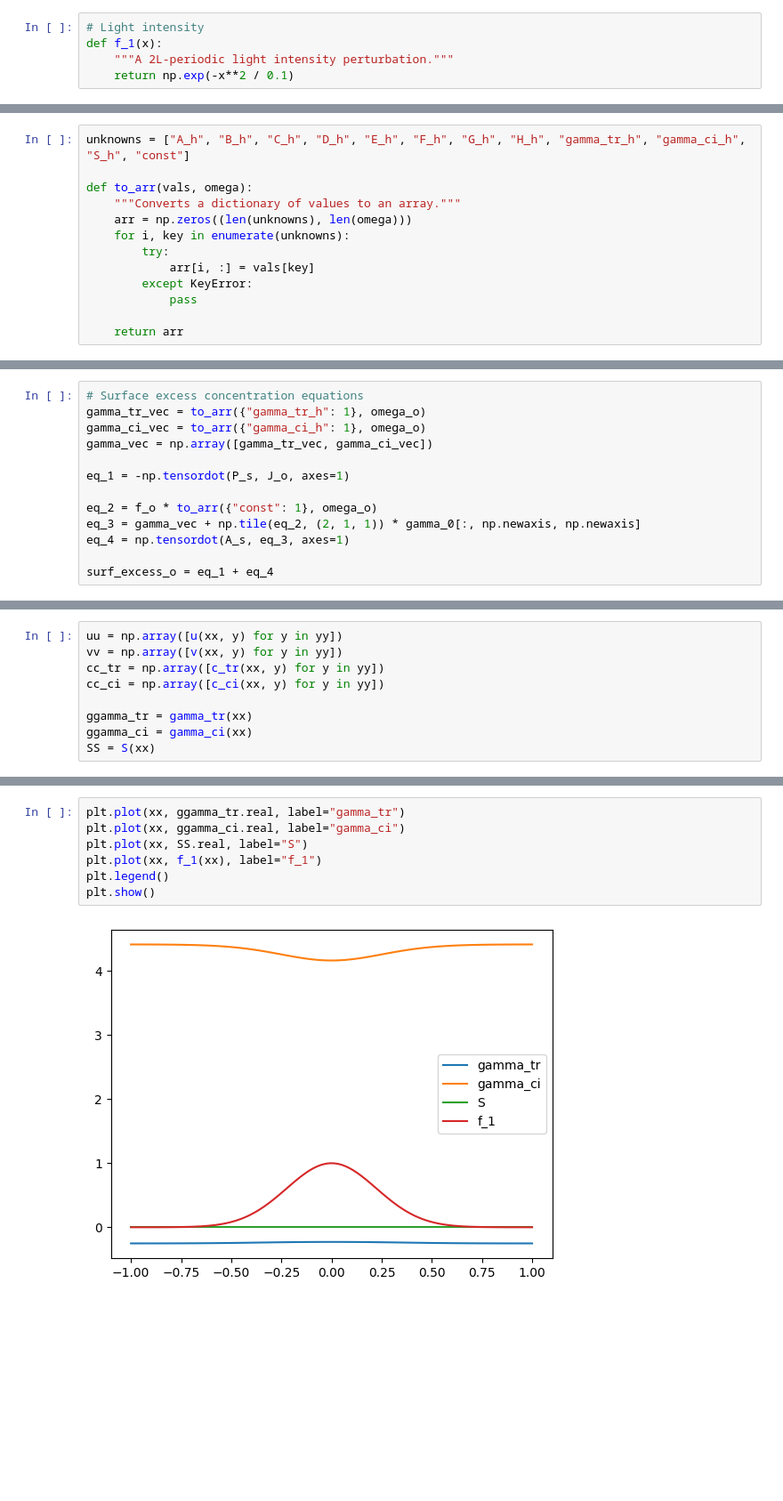
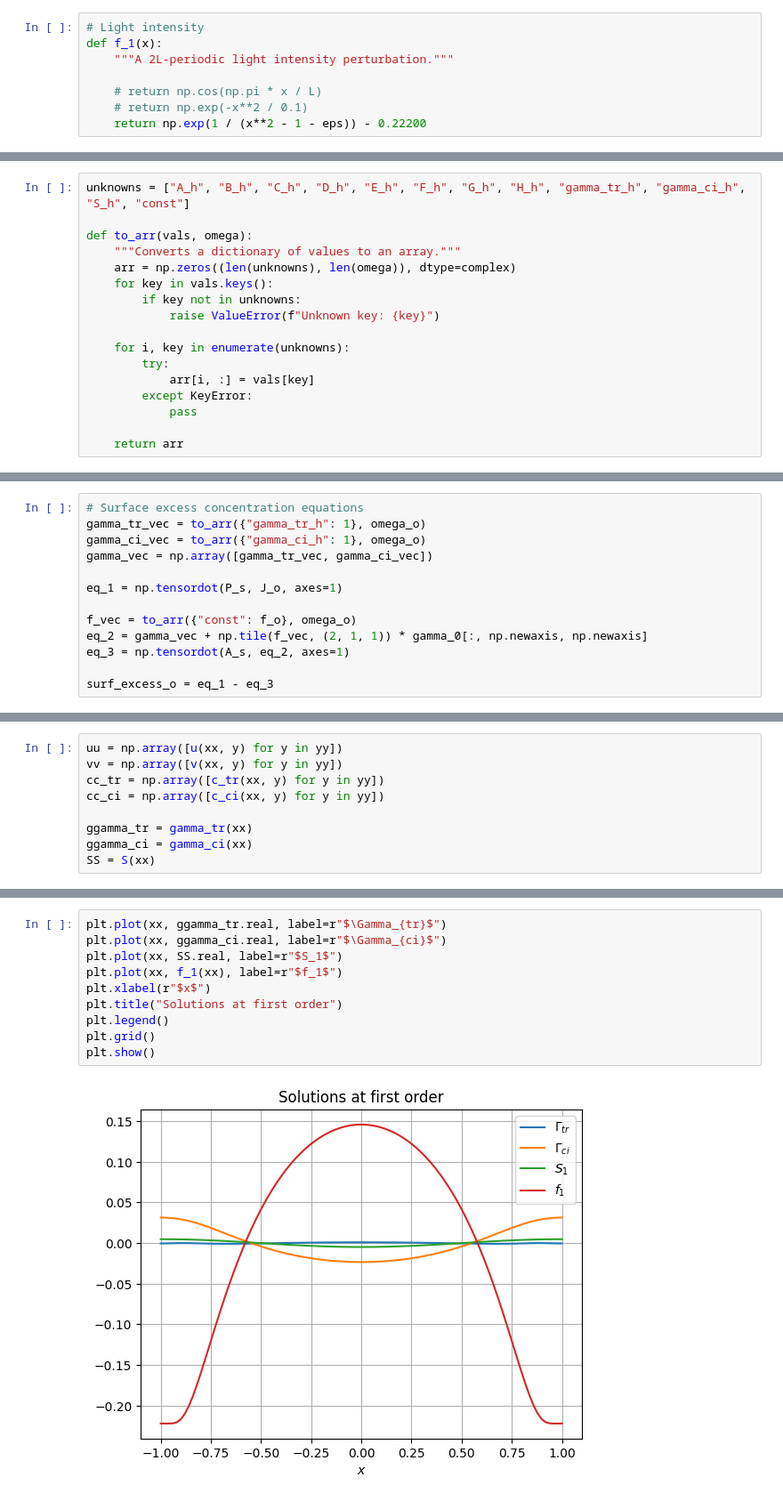
Before and after one commit to NiallOswald/photosurfactant, a Jupyter notebook: notebooks/linearised.ipynb, the cells around one changed output, grey strips where cells are left out. Shown at 89% size. Drawn from its saved outputs; the diff is of its cells as text; blank space fills up the shorter version.

```diff
--- a/notebooks/linearised.ipynb
+++ b/notebooks/linearised.ipynb
@@ -47,7 +47,10 @@ assert k_tr * chi_tr == k_ci * chi_ci
 # Light intensity
 def f_1(x):
     """A 2L-periodic light intensity perturbation."""
-    return np.exp(-x**2 / 0.1)
+
+    # return np.cos(np.pi * x / L)
+    # return np.exp(-x**2 / 0.1)
+    return np.exp(1 / (x**2 - 1 - eps)) - 0.22200
 # %% [markdown]
 ## Fourier Setup
 # %%
@@ -247,7 +251,11 @@ unknowns = ["A_h", "B_h", "C_h", "D_h", "E_h", "F_h", "G_h", "H_h", "gamma_tr_h"
 
 def to_arr(vals, omega):
     """Converts a dictionary of values to an array."""
-    arr = np.zeros((len(unknowns), len(omega)))
+    arr = np.zeros((len(unknowns), len(omega)), dtype=complex)
+    for key in vals.keys():
+        if key not in unknowns:
+            raise ValueError(f"Unknown key: {key}")
+
     for i, key in enumerate(unknowns):
         try:
             arr[i, :] = vals[key]
@@ -669,13 +672,13 @@ gamma_tr_vec = to_arr({"gamma_tr_h": 1}, omega_o)
 gamma_ci_vec = to_arr({"gamma_ci_h": 1}, omega_o)
 gamma_vec = np.array([gamma_tr_vec, gamma_ci_vec])
 
-eq_1 = -np.tensordot(P_s, J_o, axes=1)
+eq_1 = np.tensordot(P_s, J_o, axes=1)
 
-eq_2 = f_o * to_arr({"const": 1}, omega_o)
-eq_3 = gamma_vec + np.tile(eq_2, (2, 1, 1)) * gamma_0[:, np.newaxis, np.newaxis]
-eq_4 = np.tensordot(A_s, eq_3, axes=1)
+f_vec = to_arr({"const": f_o}, omega_o)
+eq_2 = gamma_vec + np.tile(f_vec, (2, 1, 1)) * gamma_0[:, np.newaxis, np.newaxis]
+eq_3 = np.tensordot(A_s, eq_2, axes=1)
 
-surf_excess_o = eq_1 + eq_4
+surf_excess_o = eq_1 - eq_3
 # %%
 # Tangential stress balance
 tangential_stress_o = np.array([d2_psi_o(1)])
@@ -843,9 +879,12 @@ plt.show()
 # %%
-plt.plot(xx, ggamma_tr.real, label="gamma_tr")
-plt.plot(xx, ggamma_ci.real, label="gamma_ci")
-plt.plot(xx, SS.real, label="S")
-plt.plot(xx, f_1(xx), label="f_1")
+plt.plot(xx, ggamma_tr.real, label=r"$\Gamma_{tr}$")
+plt.plot(xx, ggamma_ci.real, label=r"$\Gamma_{ci}$")
+plt.plot(xx, SS.real, label=r"$S_1$")
+plt.plot(xx, f_1(xx), label=r"$f_1$")
+plt.xlabel(r"$x$")
+plt.title("Solutions at first order")
 plt.legend()
+plt.grid()
 plt.show()
 # %% [output]
-[figure, old version]
+[figure, new version]
```
Also changed, not shown: parts of 39 cells of this notebook.
